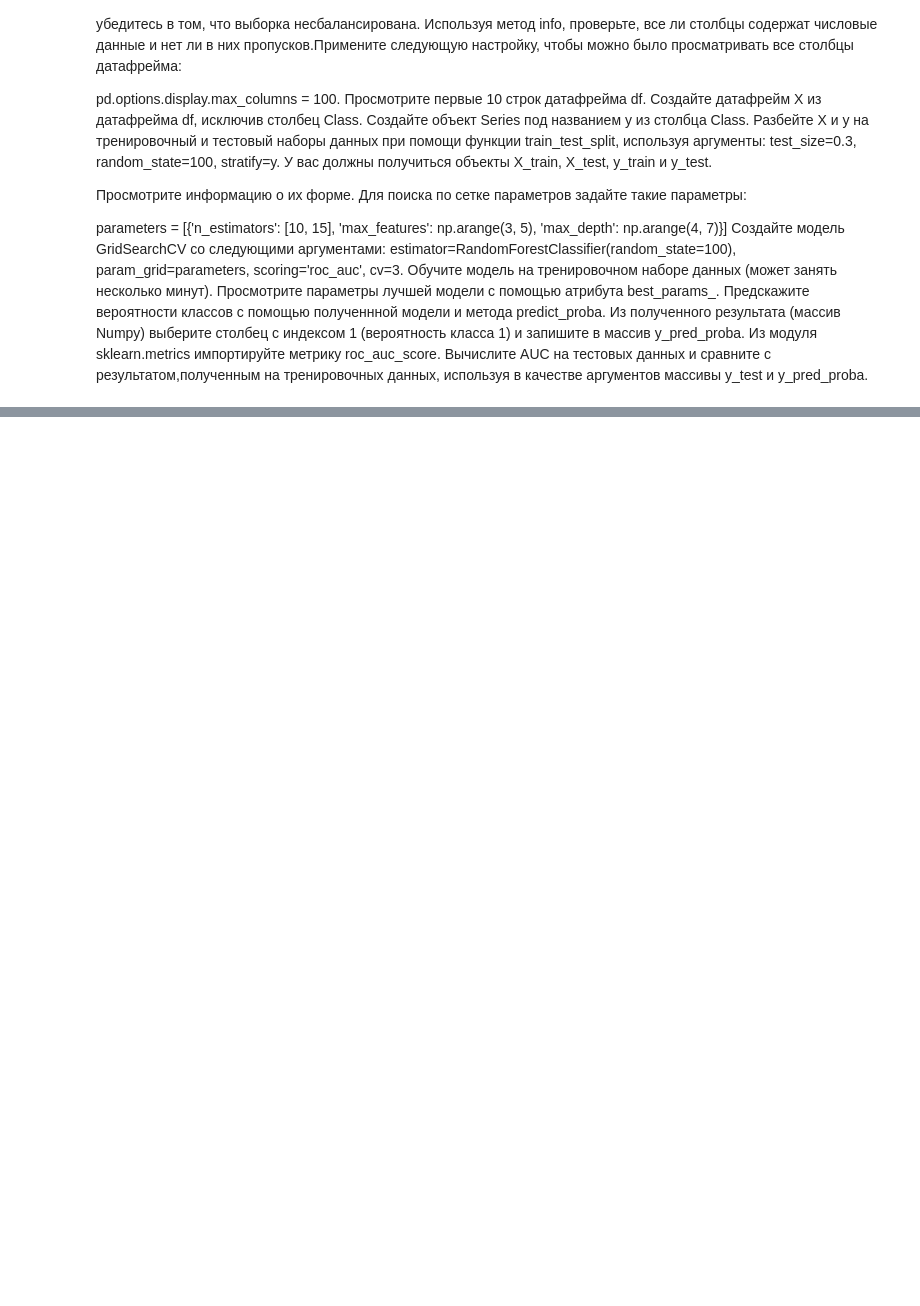
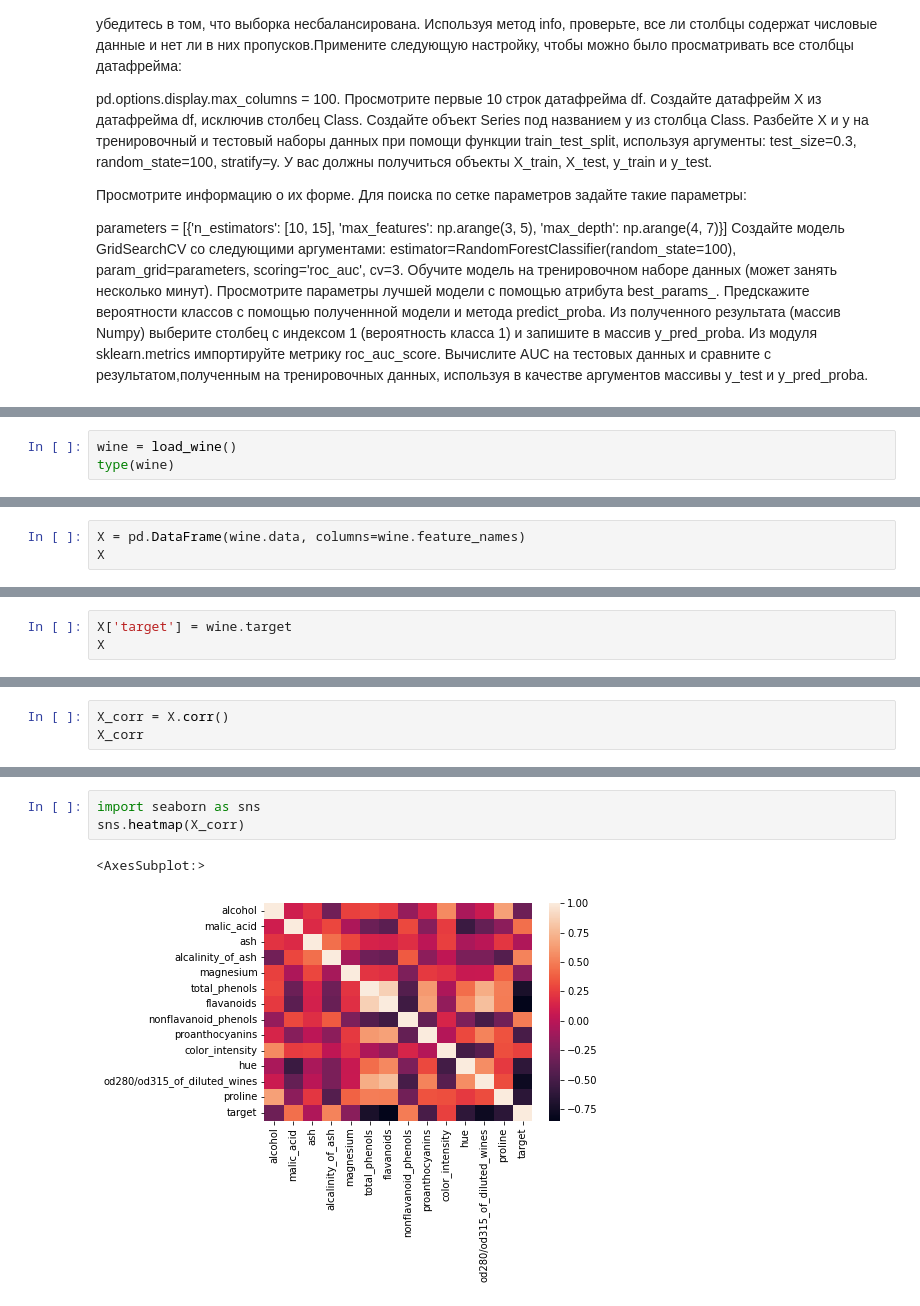
Before and after one commit to Meluck/GB_Numpy, a Jupyter notebook: dz3.ipynb, the cells around one changed output, grey strips where cells are left out. Drawn from its saved outputs; the diff is of its cells as text; blank space fills up the shorter version.

```diff
--- a/dz3.ipynb
+++ b/dz3.ipynb
@@ -205,0 +356,3 @@ boston.feature_names.shape[0]
+# %%
+wine = load_wine()
+type(wine)
@@ -205,0 +399,3 @@ boston.feature_names.shape[0]
+# %%
+X = pd.DataFrame(wine.data, columns=wine.feature_names)
+X
@@ -205,0 +441,3 @@ boston.feature_names.shape[0]
+# %%
+X['target'] = wine.target
+X
@@ -205,0 +460,3 @@ boston.feature_names.shape[0]
+# %%
+X_corr = X.corr()
+X_corr
@@ -205,0 +479,6 @@ boston.feature_names.shape[0]
+# %%
+import seaborn as sns
+sns.heatmap(X_corr)
+# %% [output]
+<AxesSubplot:>
+[figure, added]
```
Also changed, not shown: parts of 40 cells of this notebook.
